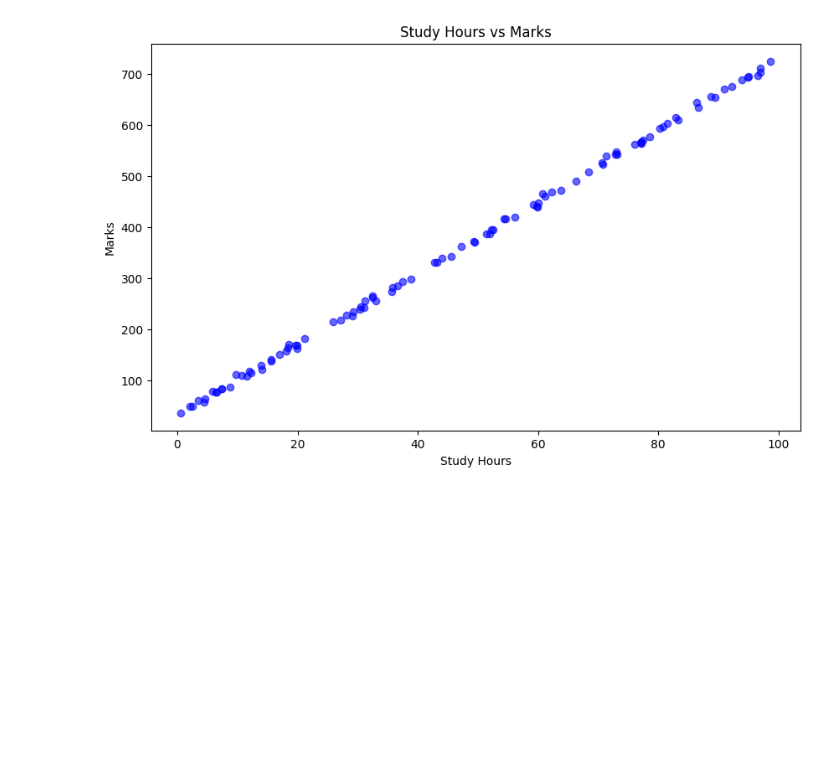
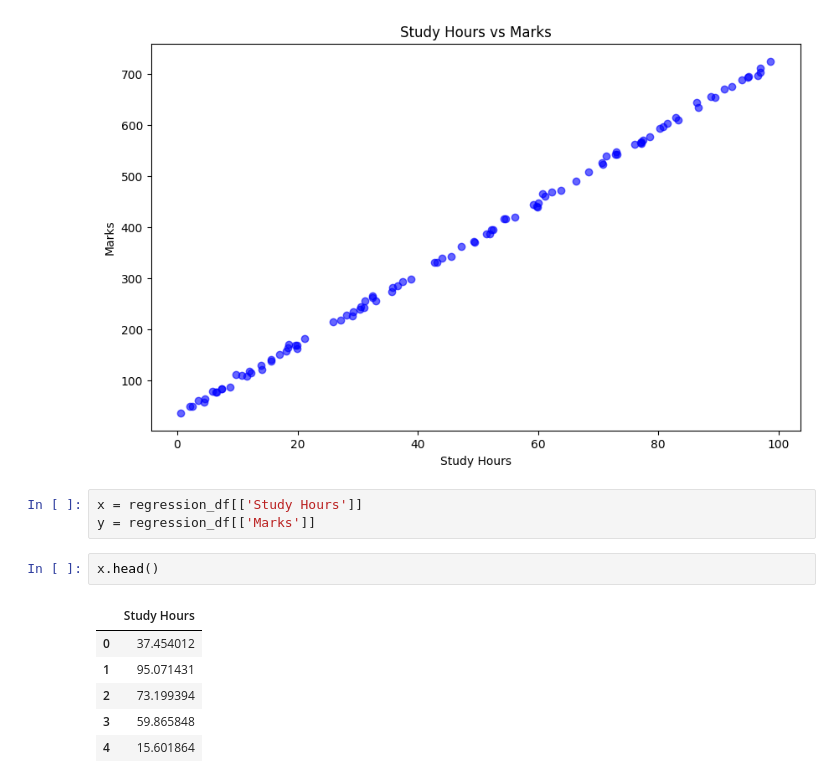
Before and after one commit to jibany95-max/Machinelearning_AI, a Jupyter notebook: Linear_Regressions/linear_regression.ipynb, the cells around one changed output. Drawn from its saved outputs; the diff is of its cells as text; blank space fills up the shorter version.

Commit message:
`Updated Linear Regression notebook with corrected execution counts and added code for predicting marks based on study hours.`

```diff
--- a/Linear_Regressions/linear_regression.ipynb
+++ b/Linear_Regressions/linear_regression.ipynb
@@ -82,3 +82,15 @@ plt.title('Study Hours vs Marks')
 plt.show()
 # %% [output]
 [figure]
+# %%
+x = regression_df[['Study Hours']]
+y = regression_df[['Marks']]
+# %%
+x.head()
+# %% [output]
+|  | Study Hours |
+| 0 | 37.454012 |
+| 1 | 95.071431 |
+| 2 | 73.199394 |
+| 3 | 59.865848 |
+| 4 | 15.601864 |
```
Also changed, not shown: parts of 2 cells of this notebook.
